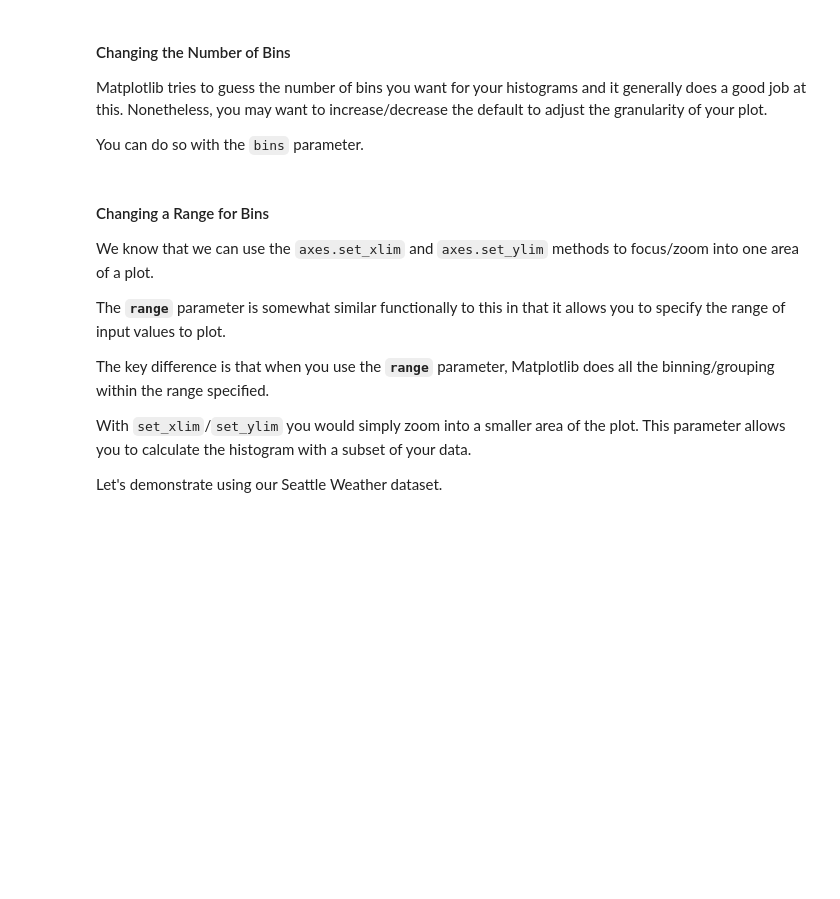
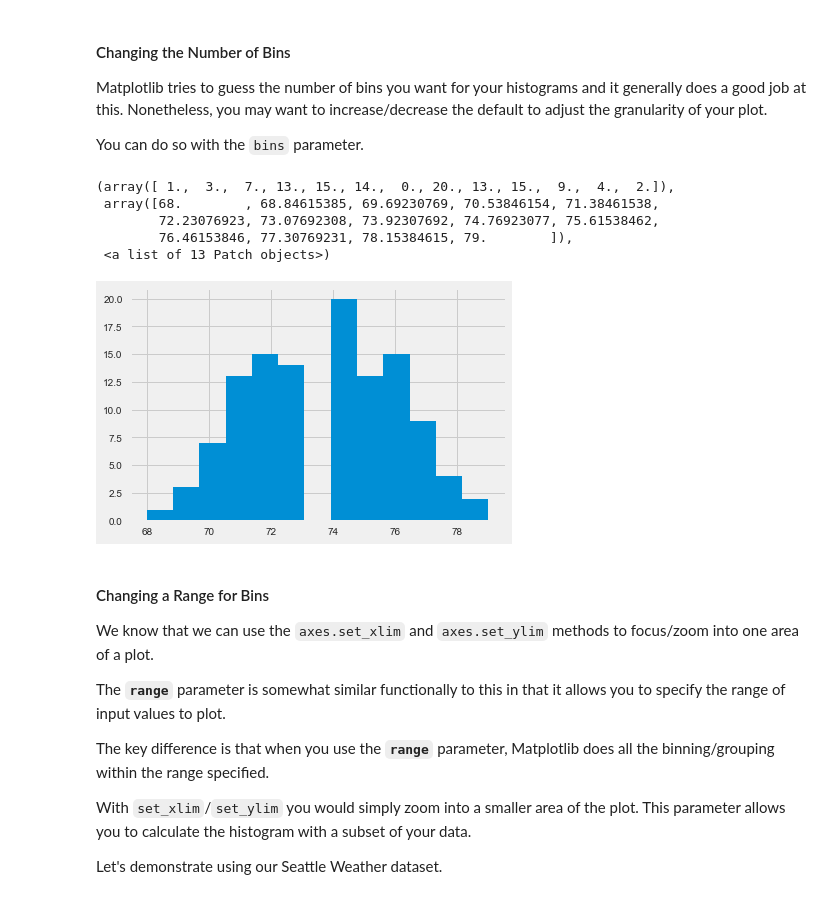
Before and after one commit to jarp/SP22-ITAO, a Jupyter notebook: Class_20_Matplotlib_Scatter_Histogram.ipynb, the cells around one changed output. Saved outputs shown, nothing was run; the diff lists cells and outputs as text; code cells hidden in the pictures; blank space fills up the shorter version.

```diff
--- a/Class_20_Matplotlib_Scatter_Histogram.ipynb
+++ b/Class_20_Matplotlib_Scatter_Histogram.ipynb
@@ -238,11 +287,18 @@ You can do so with the `bins` parameter.
 # %%
 figure, axes = plt.subplots()
 
 # Adjust the number of bins to 15
 # The increased granularity will
 # expose some heights that aren't represented
 # on the team.
-axes.hist(nd_football_roster['Height'], bins=12)
+axes.hist(nd_football_roster['Height'], bins=13)
+# %% [output]
+(array([ 1.,  3.,  7., 13., 15., 14.,  0., 20., 13., 15.,  9.,  4.,  2.]),
+ array([68.        , 68.84615385, 69.69230769, 70.53846154, 71.38461538,
+        72.23076923, 73.07692308, 73.92307692, 74.76923077, 75.61538462,
+        76.46153846, 77.30769231, 78.15384615, 79.        ]),
+ <a list of 13 Patch objects>)
+[figure, added]
 # %% [markdown]
 #### Changing a Range for Bins
 We know that we can use the `axes.set_xlim` and `axes.set_ylim` methods to focus/zoom into one area of a plot.
```
Also changed, not shown: parts of 35 cells of this notebook, 5 other files.
